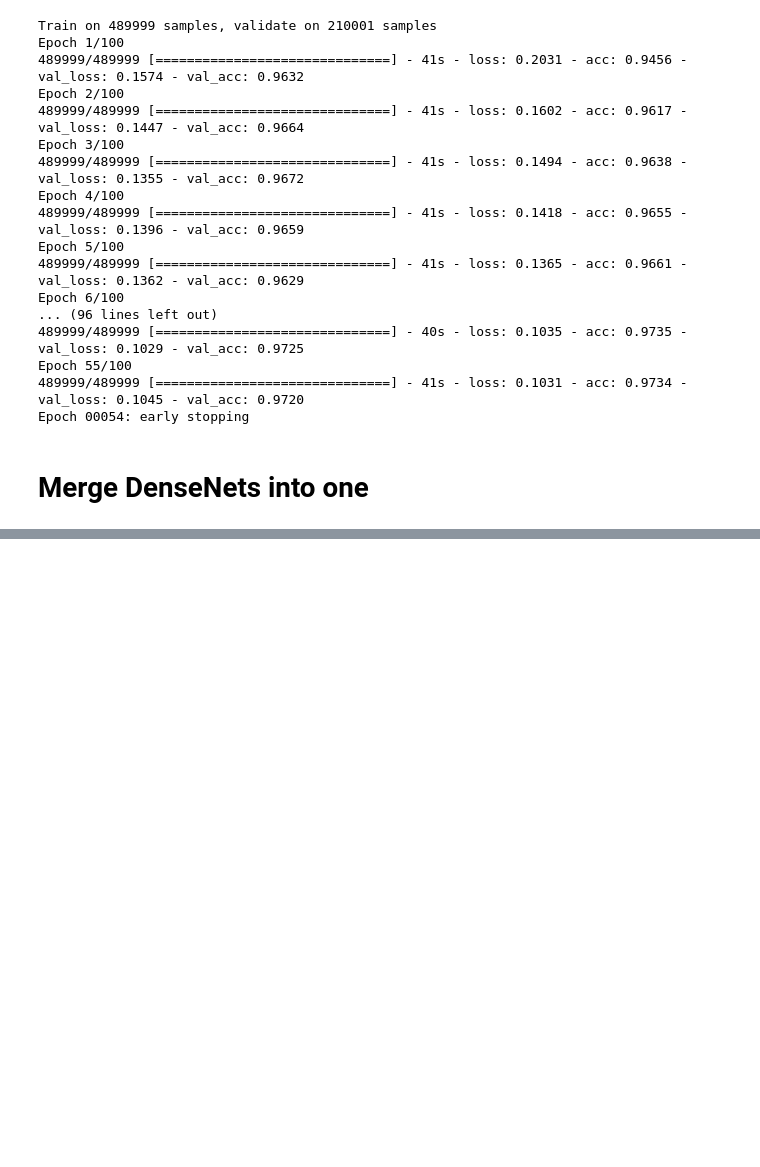
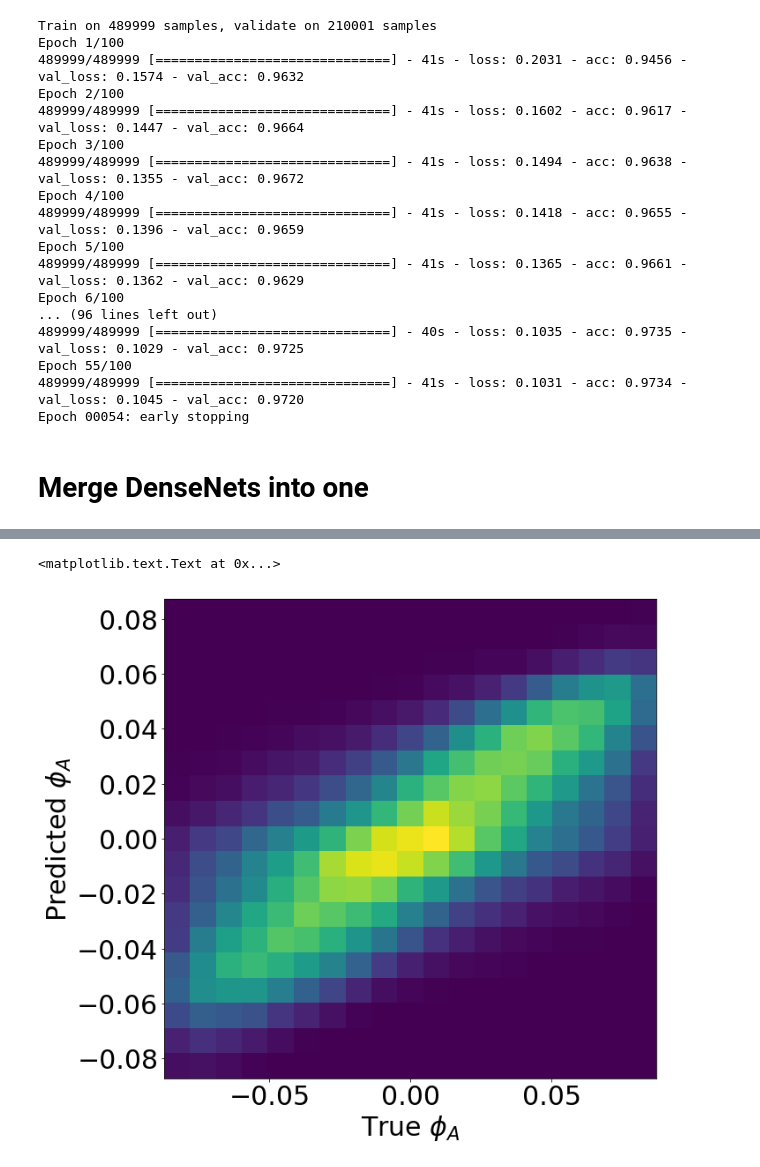
Before and after one commit to hep-lbdl/CaloGAN, a Jupyter notebook: classification/calo-classfier.ipynb, the cells around one changed output, grey strips where cells are left out. Saved outputs shown, nothing was run; the diff lists cells and outputs as text; code cells hidden in the pictures; blank space fills up the shorter version.

```diff
--- a/classification/calo-classfier.ipynb
+++ b/classification/calo-classfier.ipynb
@@ -913,0 +992,17 @@ plt.legend(loc='upper left')
+# %%
+try:
+    model.fit(train_data / 75000,
+              np.concatenate(
+                (phi_A[:n_train] / abs(phi_A[:n_train]).max(),
+                theta_A[:n_train] / abs(theta_A[:n_train]).max(),
+                d['x0'][:n_train] / abs(d['x0'][:n_train]).max(),
+                d['y0'][:n_train] / abs(d['y0'][:n_train]).max()),
+                axis=-1),
+              callbacks=[
+                  EarlyStopping(verbose=True, patience=20, monitor='val_loss'),
+                  ModelCheckpoint('regr4-chkpt.h5',
+                    monitor='val_loss', verbose=True, save_best_only=True)
+              ],
+              verbose=False, validation_split=0.3, batch_size=128, epochs=100)
+except KeyboardInterrupt:
+    print 'ending early'
@@ -913,0 +1027,18 @@ plt.legend(loc='upper left')
+# %%
+model.load_weights('regr4-chkpt.h5')
+# %%
+phihat = model.predict(test_data / 75000)
+# %%
+phihat[:, 0] *= abs(phi_A[:n_train]).max()
+phihat[:, 1] *= abs(theta_A[:n_train]).max()
+phihat[:, 2] *= abs(d['x0'][:n_train]).max()
+phihat[:, 3] *= abs(d['x0'][:n_train]).max()
+# %%
+plt.figure(figsize=(10,10))
+_ = plt.hist2d(phi_A[n_train:].ravel(), phihat[:, 0].ravel(),
+               bins=np.linspace(phi_A.min(), phi_A.max(), 20))
+plt.xlabel(r'True $\phi_A$')
+plt.ylabel(r'Predicted $\phi_A$')
+# %% [output]
+<matplotlib.text.Text at 0x...>
+[figure, added]
```
Also changed, not shown: parts of 44 cells of this notebook, 2 other files.
